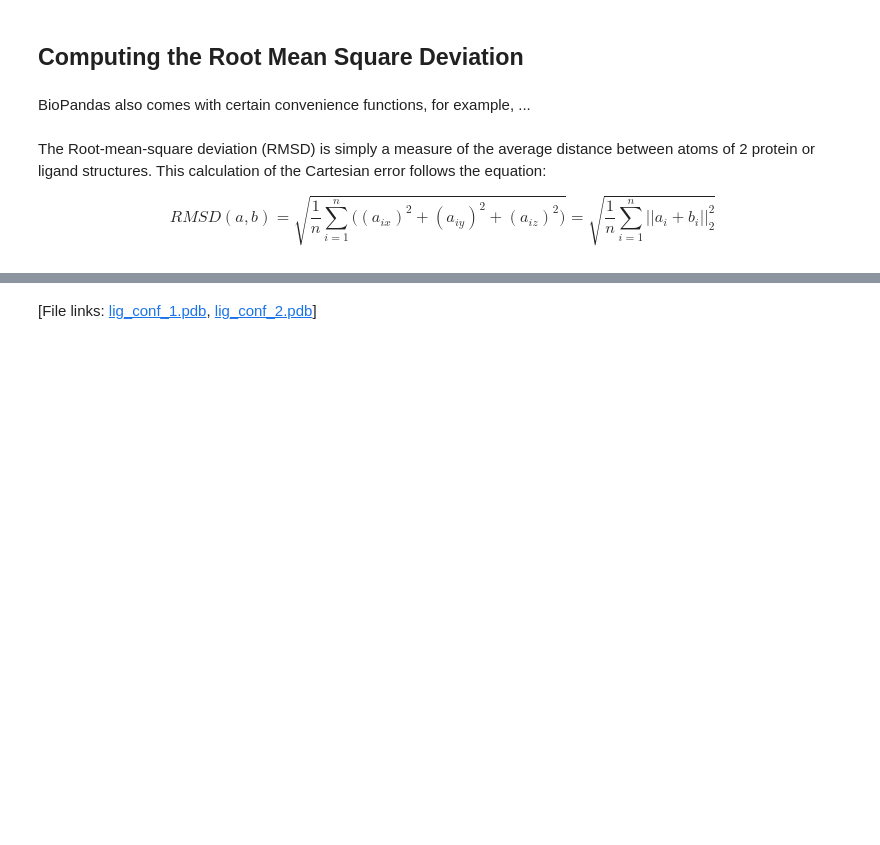
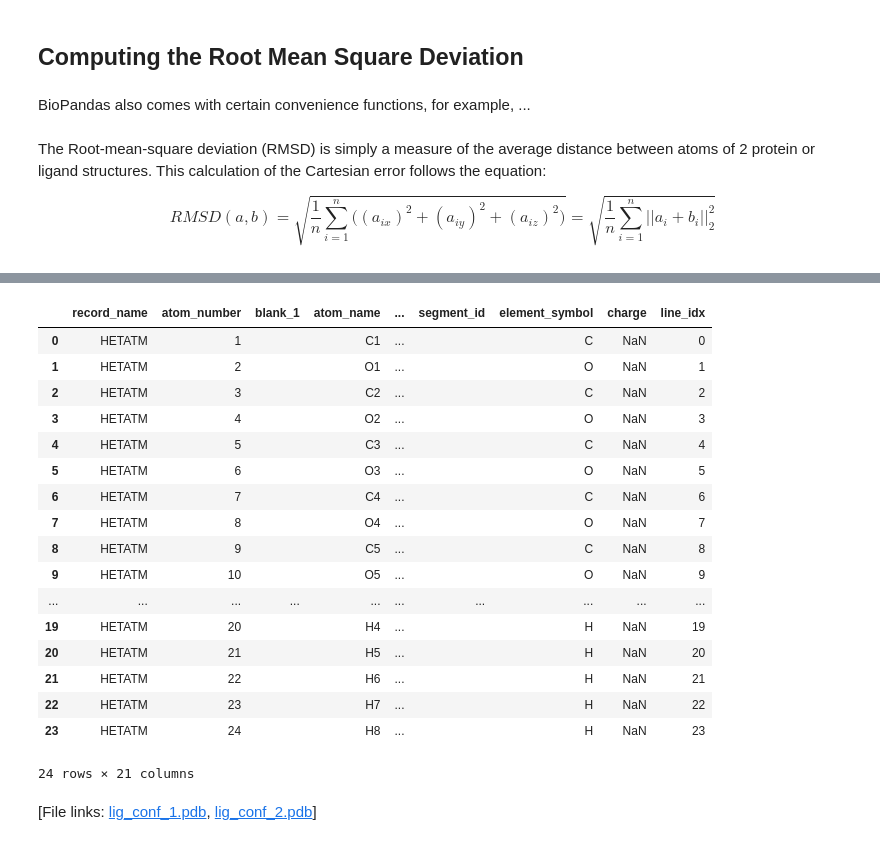
Before and after one commit to BioPandas/biopandas, a Jupyter notebook: docs/tutorials/Working_with_PDB_Structures_in_DataFrames.ipynb, the cells around one changed output, grey strips where cells are left out. Saved outputs shown, nothing was run; the diff lists cells and outputs as text; code cells hidden in the pictures; blank space fills up the shorter version.

```diff
--- a/docs/tutorials/Working_with_PDB_Structures_in_DataFrames.ipynb
+++ b/docs/tutorials/Working_with_PDB_Structures_in_DataFrames.ipynb
@@ -482,3 +561,24 @@ print('RMSD: %.4f Angstrom' % r)
+# %%
+l_1.df['HETATM']
+# %% [output]
+|  | record_name | atom_number | blank_1 | atom_name | ... | segment_id | element_symbol | charge | line_idx |
+| 0 | HETATM | 1 |  | C1 | ... |  | C | NaN | 0 |
+| 1 | HETATM | 2 |  | O1 | ... |  | O | NaN | 1 |
+| 2 | HETATM | 3 |  | C2 | ... |  | C | NaN | 2 |
+| 3 | HETATM | 4 |  | O2 | ... |  | O | NaN | 3 |
+| 4 | HETATM | 5 |  | C3 | ... |  | C | NaN | 4 |
+| 5 | HETATM | 6 |  | O3 | ... |  | O | NaN | 5 |
+| 6 | HETATM | 7 |  | C4 | ... |  | C | NaN | 6 |
+| 7 | HETATM | 8 |  | O4 | ... |  | O | NaN | 7 |
+| 8 | HETATM | 9 |  | C5 | ... |  | C | NaN | 8 |
+| 9 | HETATM | 10 |  | O5 | ... |  | O | NaN | 9 |
+| ... | ... | ... | ... | ... | ... | ... | ... | ... | ... |
+| 19 | HETATM | 20 |  | H4 | ... |  | H | NaN | 19 |
+| 20 | HETATM | 21 |  | H5 | ... |  | H | NaN | 20 |
+| 21 | HETATM | 22 |  | H6 | ... |  | H | NaN | 21 |
+| 22 | HETATM | 23 |  | H7 | ... |  | H | NaN | 22 |
+| 23 | HETATM | 24 |  | H8 | ... |  | H | NaN | 23 |
+24 rows × 21 columns
 # %% [markdown]
 [File links: [lig_conf_1.pdb](https://raw.githubusercontent.com/rasbt/biopandas/master/docs/sources/tutorials/data/lig_conf_1.pdb), [lig_conf_2.pdb](https://raw.githubusercontent.com/rasbt/biopandas/master/docs/sources/tutorials/data/lig_conf_2.pdb)]
 # %%
```
Also changed, not shown: parts of 19 cells of this notebook, 6 other files.
